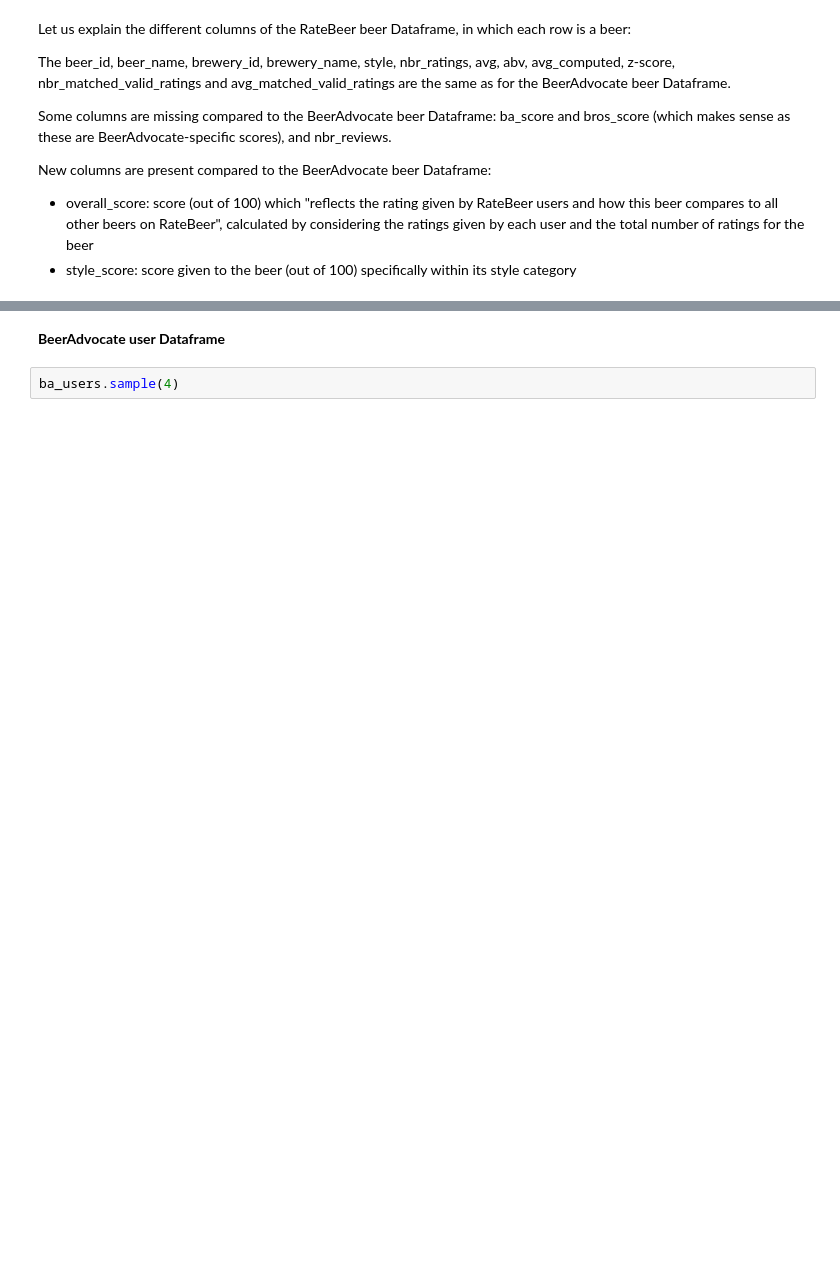
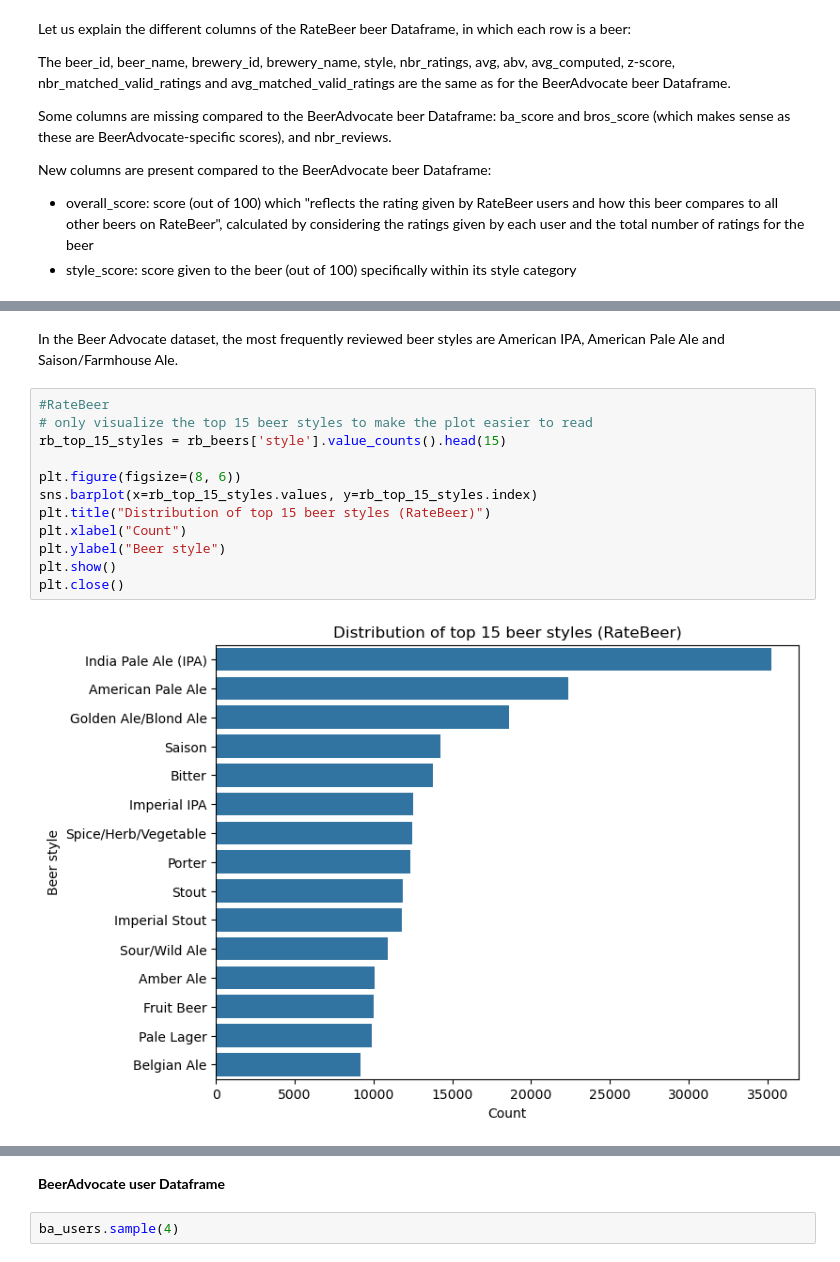
Before and after one commit to epfl-ada/ada-2024-project-datapilots, a Jupyter notebook: results.ipynb, the cells around one changed output, grey strips where cells are left out. Saved outputs shown, nothing was run; the diff lists cells and outputs as text; blank space fills up the shorter version.

```diff
--- a/results.ipynb
+++ b/results.ipynb
@@ -142,0 +171,16 @@ New columns are present compared to the BeerAdvocate beer Dataframe:
+# %% [markdown]
+In the Beer Advocate dataset, the most frequently reviewed beer styles are American IPA, American Pale Ale and Saison/Farmhouse Ale.
+# %%
+#RateBeer
+# only visualize the top 15 beer styles to make the plot easier to read
+rb_top_15_styles = rb_beers['style'].value_counts().head(15)
+
+plt.figure(figsize=(8, 6))
+sns.barplot(x=rb_top_15_styles.values, y=rb_top_15_styles.index)
+plt.title("Distribution of top 15 beer styles (RateBeer)")
+plt.xlabel("Count")
+plt.ylabel("Beer style")
+plt.show()
+plt.close()
+# %% [output]
+[figure, added]
```
Also changed, not shown: parts of 17 cells of this notebook, 1 other file.
